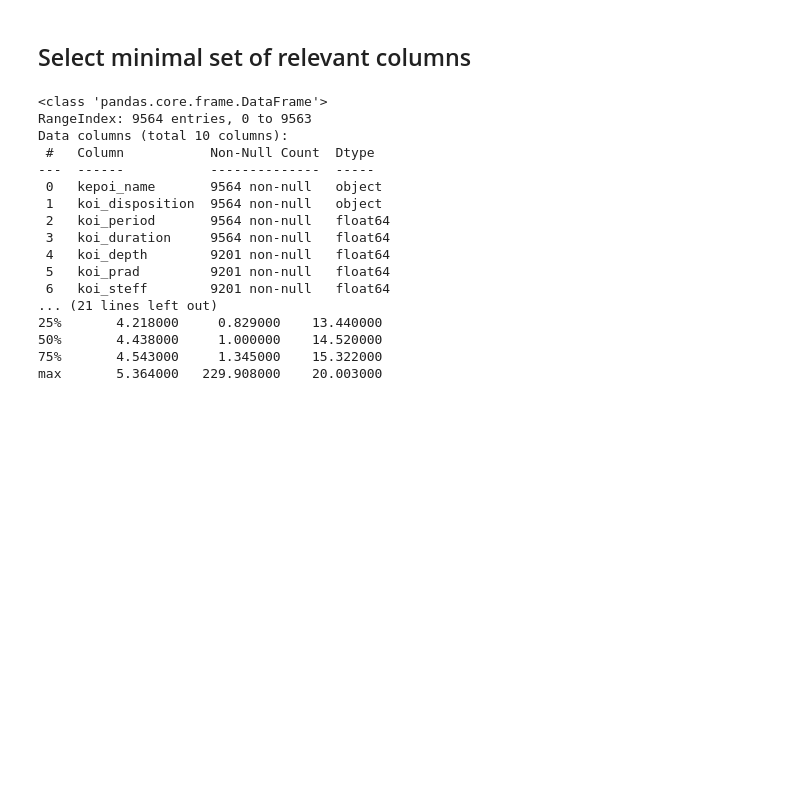
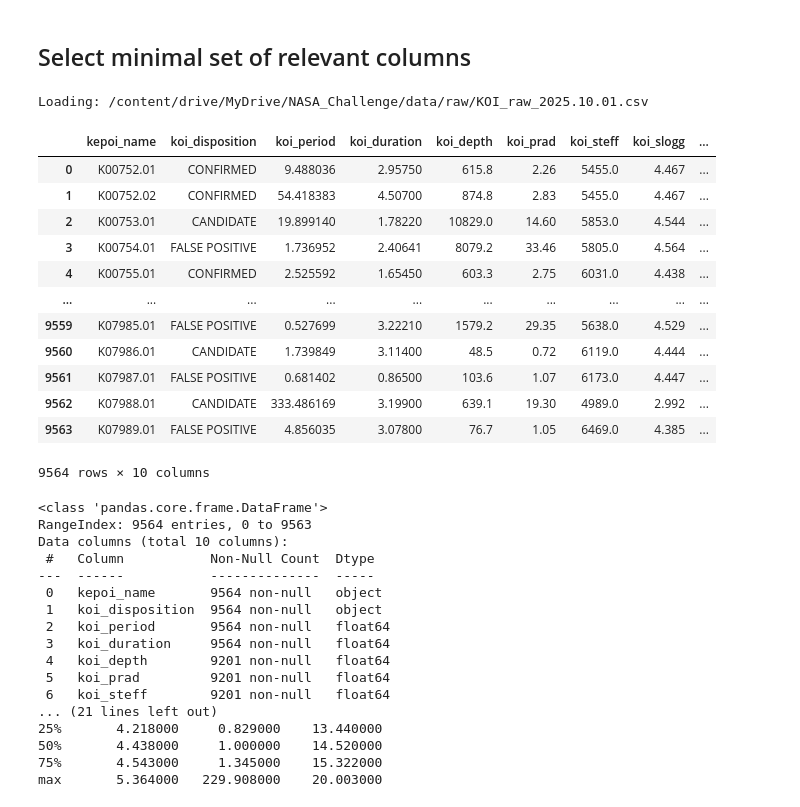
Before and after one commit to sofiia-buriak/CCKJAV-, a Jupyter notebook: notebooks/KOI_cleaning_data.ipynb, the cells around one changed output. Drawn from its saved outputs; the diff is of its cells as text; code cells hidden in the pictures; blank space fills up the shorter version.

```diff
--- a/notebooks/KOI_cleaning_data.ipynb
+++ b/notebooks/KOI_cleaning_data.ipynb
@@ -1,13 +1,11 @@
 # %% [markdown]
 # Setup and Data Import
 # %%
-from google.colab import drive
+# from google.colab import drive
 import pandas as pd
 import matplotlib.pyplot as plt
 import numpy as np
+from pathlib import Path
 
-drive.mount('/content/drive')
-DATA_PATH = "/content/drive/MyDrive/NASA_Challenge"
-path = f"{DATA_PATH}/data/raw/KOI_raw_2025.10.01.csv"
-koi = pd.read_csv(path, comment="#")
+# drive.mount('/content/drive/')
 # %% [output]
@@ -14,0 +13,12 @@ Drive already mounted at /content/drive; to attempt to forcibly remount, call dr
+# %%
+def load_data(filename: str) -> pd.DataFrame:
+    candidates = [
+        Path(filename),
+        Path("data") / filename,
+        Path("/content/drive/MyDrive/NASA_Challenge/data") / filename
+    ]
+
+    for path in candidates:
+        if path.exists():
+            print(f"Loading: {path}")
+            return pd.read_csv(path, comment="#")
@@ -17,23 +45,38 @@ Drive already mounted at /content/drive; to attempt to forcibly remount, call dr
 # %% [markdown]
 ## Select minimal set of relevant columns
 # %%
+koi = load_data("raw/KOI_raw_2025.10.01.csv")
+
 needed_cols = [
     "kepoi_name",
     "koi_disposition",
     "koi_period",
     "koi_duration",
     "koi_depth",
     "koi_prad",
     "koi_steff",
     "koi_slogg",
     "koi_srad",
     "koi_kepmag"
 ]
 
 koi_learning = koi[needed_cols].copy()
-
-clean_path = f"{DATA_PATH}/data/cleaned/KOI_clean_for_learning.csv"
-koi_learning.to_csv(clean_path, index=False)
+koi_learning
+# %% [output]
+Loading: /content/drive/MyDrive/NASA_Challenge/data/raw/KOI_raw_2025.10.01.csv
+|  | kepoi_name | koi_disposition | koi_period | koi_duration | koi_depth | koi_prad | koi_steff | koi_slogg | ... |
+| 0 | K00752.01 | CONFIRMED | 9.488036 | 2.95750 | 615.8 | 2.26 | 5455.0 | 4.467 | ... |
+| 1 | K00752.02 | CONFIRMED | 54.418383 | 4.50700 | 874.8 | 2.83 | 5455.0 | 4.467 | ... |
+| 2 | K00753.01 | CANDIDATE | 19.899140 | 1.78220 | 10829.0 | 14.60 | 5853.0 | 4.544 | ... |
+| 3 | K00754.01 | FALSE POSITIVE | 1.736952 | 2.40641 | 8079.2 | 33.46 | 5805.0 | 4.564 | ... |
+| 4 | K00755.01 | CONFIRMED | 2.525592 | 1.65450 | 603.3 | 2.75 | 6031.0 | 4.438 | ... |
+| ... | ... | ... | ... | ... | ... | ... | ... | ... | ... |
+| 9559 | K07985.01 | FALSE POSITIVE | 0.527699 | 3.22210 | 1579.2 | 29.35 | 5638.0 | 4.529 | ... |
+| 9560 | K07986.01 | CANDIDATE | 1.739849 | 3.11400 | 48.5 | 0.72 | 6119.0 | 4.444 | ... |
+| 9561 | K07987.01 | FALSE POSITIVE | 0.681402 | 0.86500 | 103.6 | 1.07 | 6173.0 | 4.447 | ... |
+| 9562 | K07988.01 | CANDIDATE | 333.486169 | 3.19900 | 639.1 | 19.30 | 4989.0 | 2.992 | ... |
+| 9563 | K07989.01 | FALSE POSITIVE | 4.856035 | 3.07800 | 76.7 | 1.05 | 6469.0 | 4.385 | ... |
+9564 rows × 10 columns
 # %%
 print(koi_learning.info())
 print(koi_learning.describe())
```
Also changed, not shown: parts of 8 cells of this notebook.
